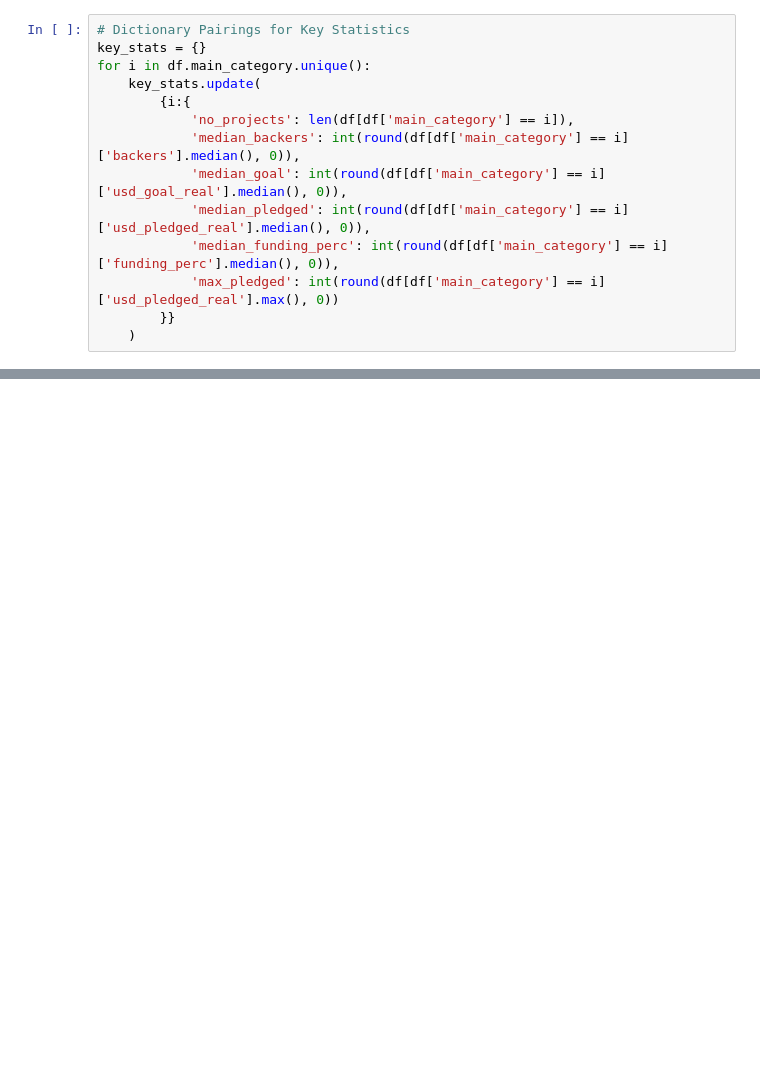
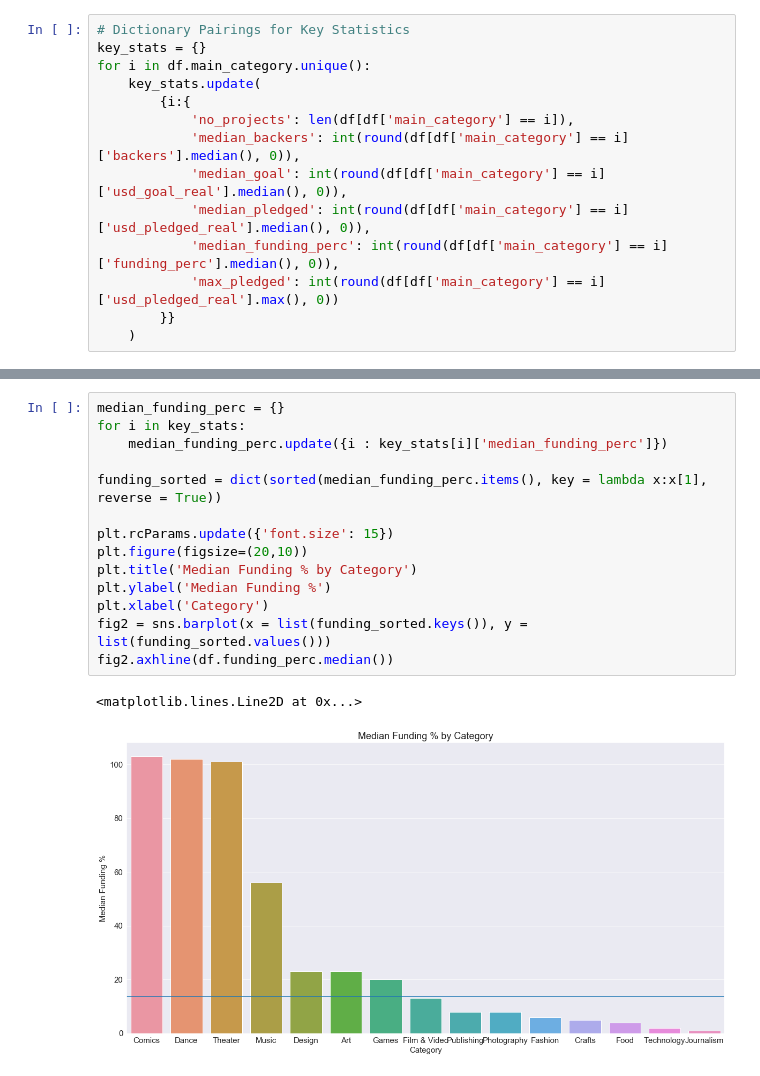
Before and after one commit to songyingho/kickstarter_analysis, a Jupyter notebook: index.ipynb, the cells around one changed output, grey strips where cells are left out. Drawn from its saved outputs; the diff is of its cells as text; blank space fills up the shorter version.

```diff
--- a/index.ipynb
+++ b/index.ipynb
@@ -90,0 +92,17 @@ sns.barplot(x = list(projects_sorted.keys()), y = list(projects_sorted.values())
+# %%
+median_funding_perc = {}
+for i in key_stats:
+    median_funding_perc.update({i : key_stats[i]['median_funding_perc']})
+
+funding_sorted = dict(sorted(median_funding_perc.items(), key = lambda x:x[1], reverse = True))
+
+plt.rcParams.update({'font.size': 15})
+plt.figure(figsize=(20,10))
+plt.title('Median Funding % by Category')
+plt.ylabel('Median Funding %')
+plt.xlabel('Category')
+fig2 = sns.barplot(x = list(funding_sorted.keys()), y = list(funding_sorted.values()))
+fig2.axhline(df.funding_perc.median())
+# %% [output]
+<matplotlib.lines.Line2D at 0x...>
+[figure, added]
```
Also changed, not shown: parts of 6 cells of this notebook.
